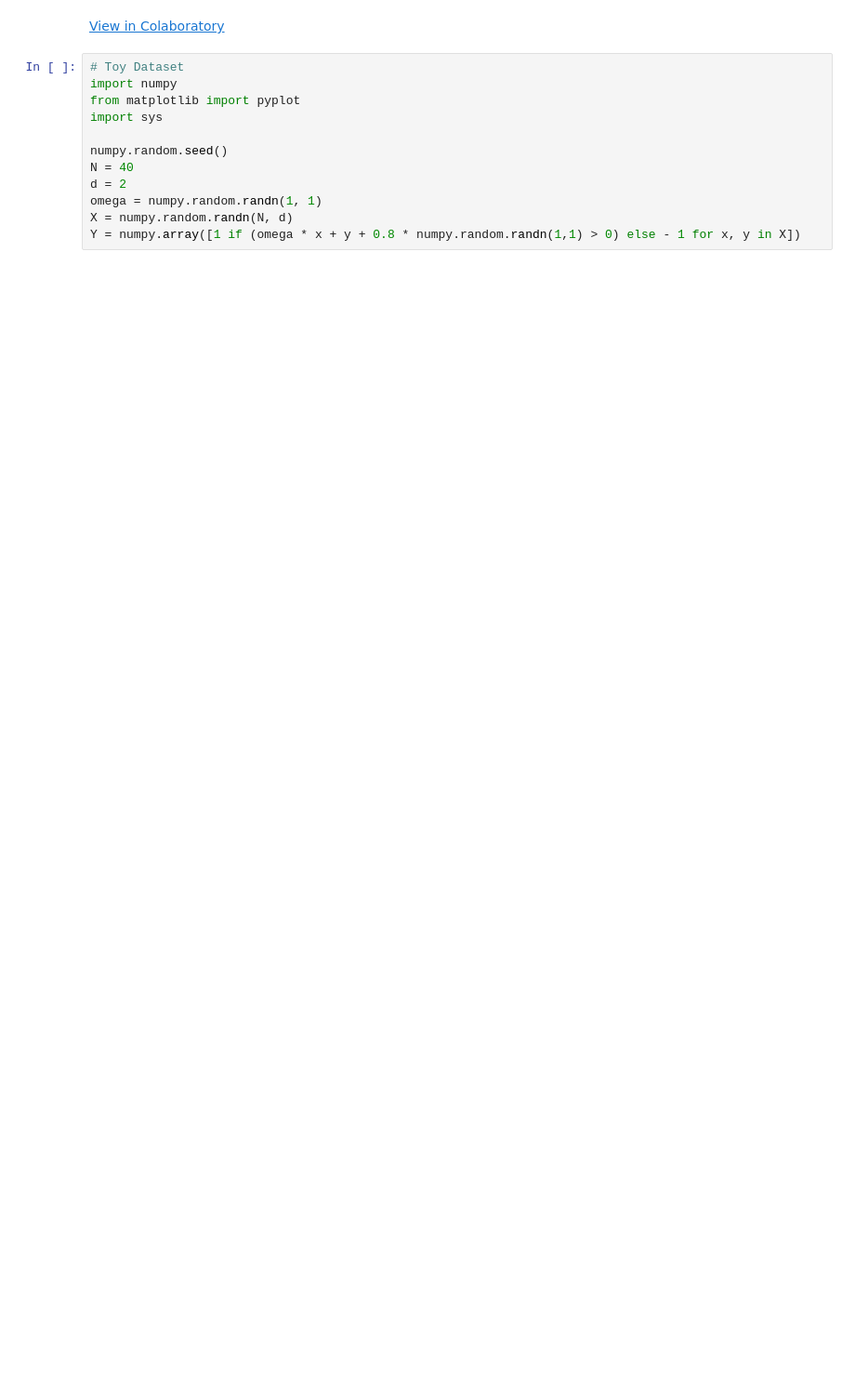
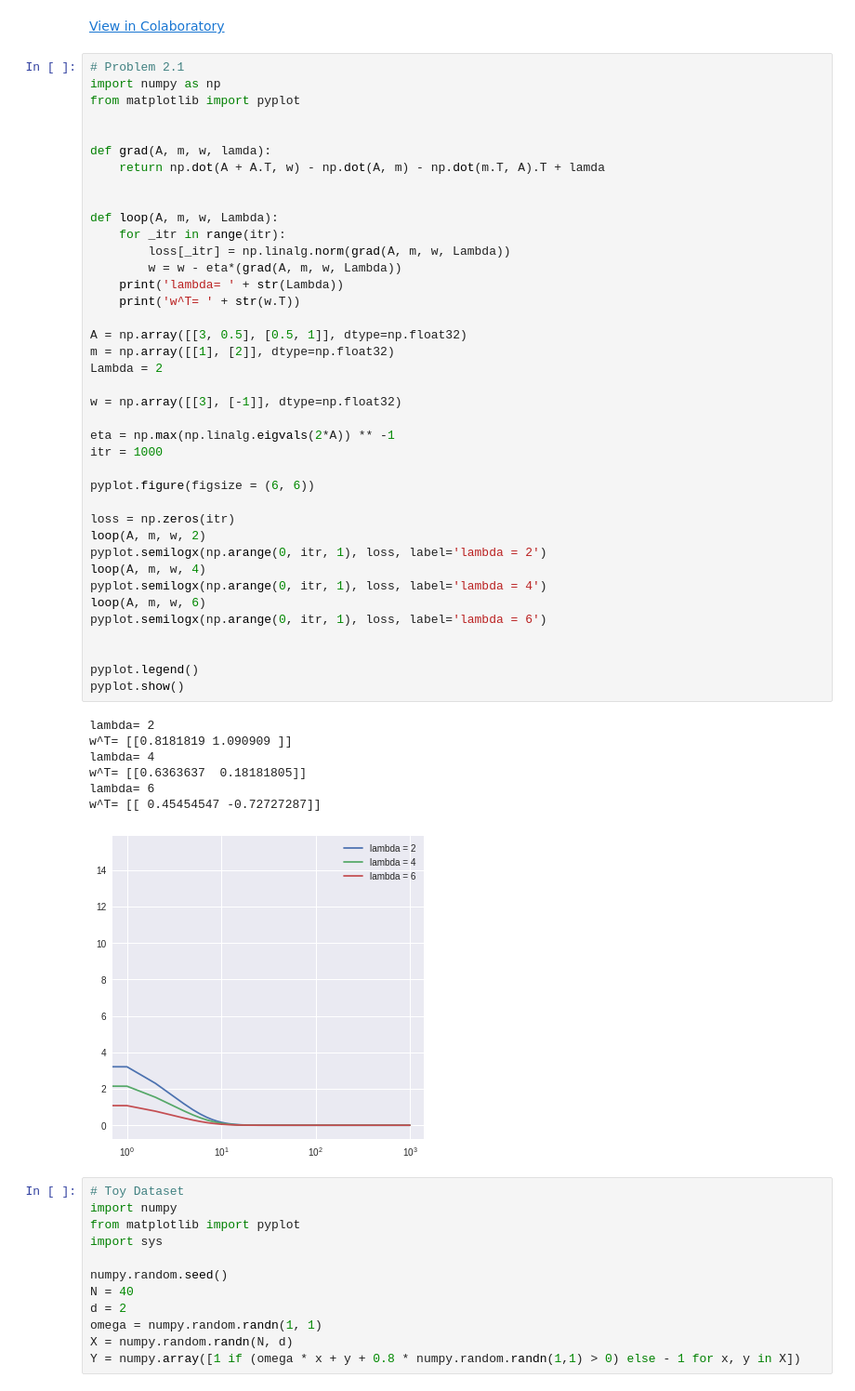
Before and after one commit to takesi0627/deeplearningclass, a Jupyter notebook: Machine_Learning_Intermediate_report.ipynb, the cells around one changed output. Shown at 93% size. Cells and saved outputs as stored; diff of their text form; blank space fills up the shorter version.

```diff
--- a/Machine_Learning_Intermediate_report.ipynb
+++ b/Machine_Learning_Intermediate_report.ipynb
@@ -1,5 +1,52 @@
 # %% [markdown]
 [View in Colaboratory](https://colab.research.google.com/github/takesi0627/deeplearningclass/blob/master/Machine_Learning_Intermediate_report.ipynb)
+# %%
+# Problem 2.1
+import numpy as np
+from matplotlib import pyplot
+
+
+def grad(A, m, w, lamda):
+    return np.dot(A + A.T, w) - np.dot(A, m) - np.dot(m.T, A).T + lamda
+
+
+def loop(A, m, w, Lambda):
+    for _itr in range(itr):
+        loss[_itr] = np.linalg.norm(grad(A, m, w, Lambda))
+        w = w - eta*(grad(A, m, w, Lambda))
+    print('lambda= ' + str(Lambda))
+    print('w^T= ' + str(w.T))
+
+A = np.array([[3, 0.5], [0.5, 1]], dtype=np.float32)
+m = np.array([[1], [2]], dtype=np.float32)
+Lambda = 2
+
+w = np.array([[3], [-1]], dtype=np.float32)
+
+eta = np.max(np.linalg.eigvals(2*A)) ** -1
+itr = 1000
+
+pyplot.figure(figsize = (6, 6))
+
+loss = np.zeros(itr)
+loop(A, m, w, 2)
+pyplot.semilogx(np.arange(0, itr, 1), loss, label='lambda = 2')
+loop(A, m, w, 4)
+pyplot.semilogx(np.arange(0, itr, 1), loss, label='lambda = 4')
+loop(A, m, w, 6)
+pyplot.semilogx(np.arange(0, itr, 1), loss, label='lambda = 6')
+
+
+pyplot.legend()
+pyplot.show()
+# %% [output]
+lambda= 2
+w^T= [[0.8181819 1.090909 ]]
+lambda= 4
+w^T= [[0.6363637  0.18181805]]
+lambda= 6
+w^T= [[ 0.45454547 -0.72727287]]
+[figure, added]
 # %%
 # Toy Dataset
 import numpy
```
Also changed, not shown: parts of 2 cells of this notebook.
